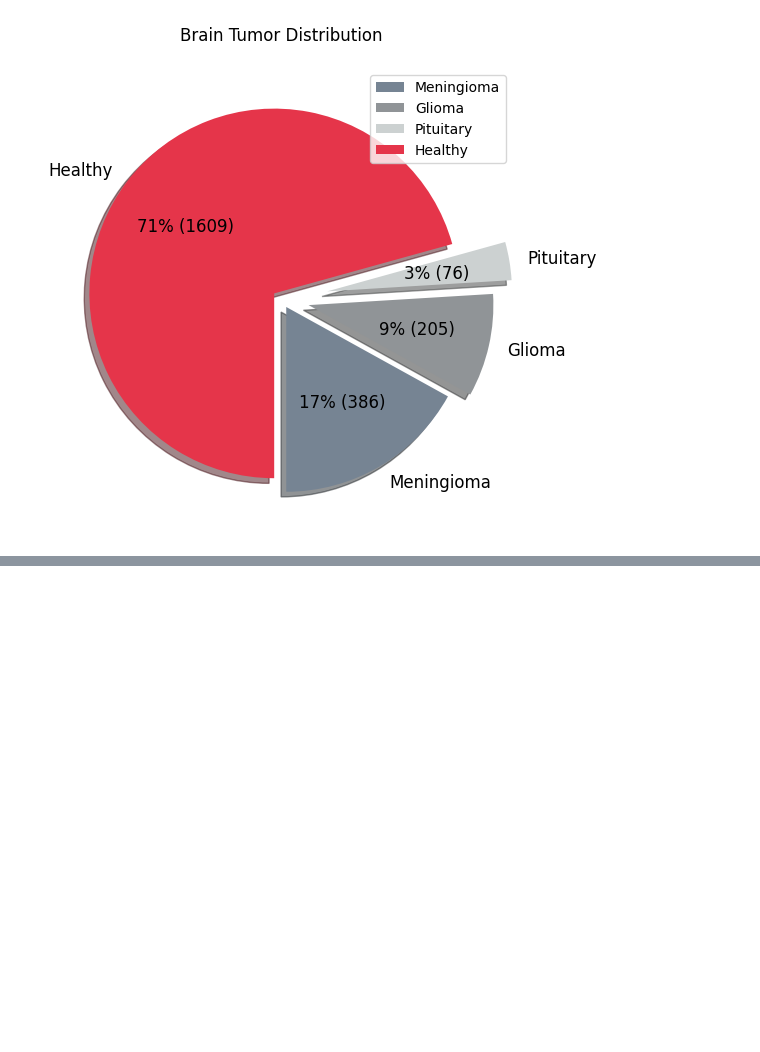
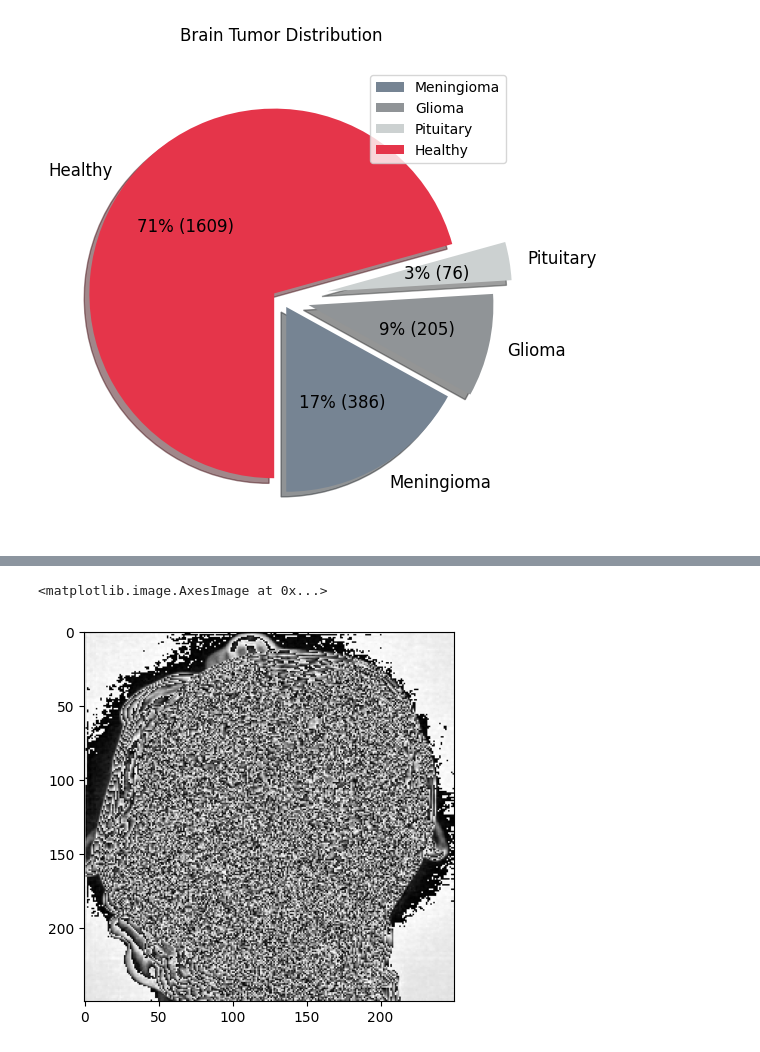
Before and after one commit to LV6LASERLOTUS/DAT490, a Jupyter notebook: eda.ipynb, the cells around one changed output, grey strips where cells are left out. Drawn from its saved outputs; the diff is of its cells as text; code cells hidden in the pictures; blank space fills up the shorter version.

Commit message:
calculated the average pixel

```diff
--- a/eda.ipynb
+++ b/eda.ipynb
@@ -83,0 +93,7 @@ plt.show()
+# %%
+mean_img = np.mean(pituitary_df['pixel'], axis=0)
+# %%
+plt.imshow(mean_img,"gray")
+# %% [output]
+<matplotlib.image.AxesImage at 0x...>
+[figure, added]
```
Also changed, not shown: parts of 4 cells of this notebook.
